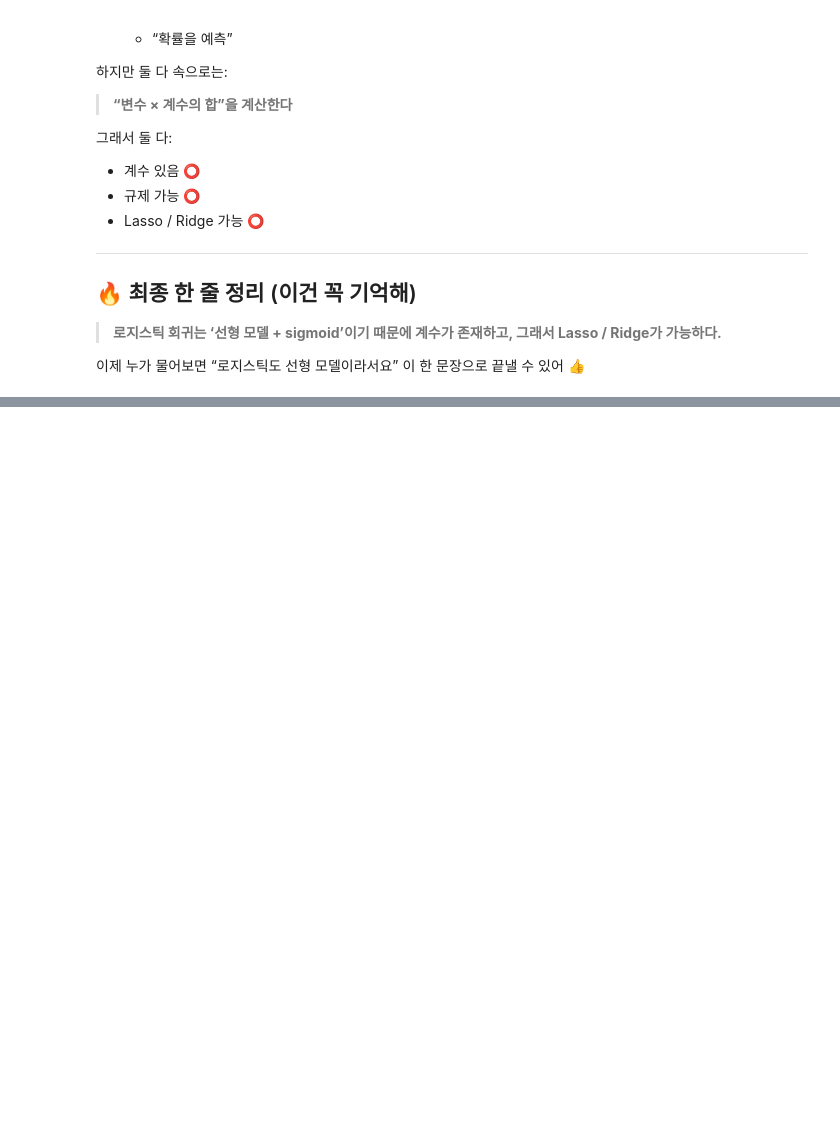
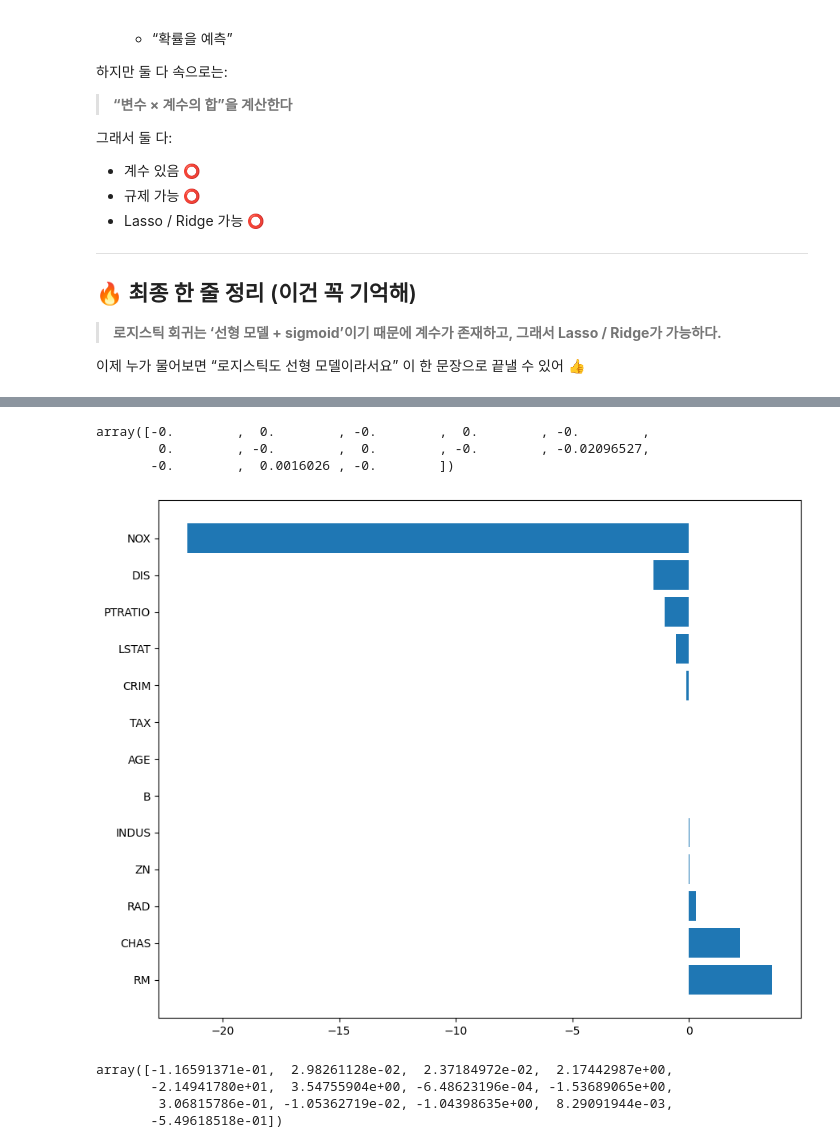
Before and after one commit to EverJoyyyL20/sesac_ML_workspace, a Jupyter notebook: regression.ipynb, the cells around one changed output, grey strips where cells are left out. Cells and saved outputs as stored; diff of their text form; code cells hidden in the pictures; blank space fills up the shorter version.

```diff
--- a/regression.ipynb
+++ b/regression.ipynb
@@ -704,0 +687,24 @@ plot_coef(x_train.columns,lasso_100.coef_)
+# %%
+# 각 변수의 계수 확인
+# → 대부분 0이면: 이 변수들은 필요 없다고 판단한 것
+lasso_100.coef_
+# %% [output]
+array([-0.        ,  0.        , -0.        ,  0.        , -0.        ,
+        0.        , -0.        ,  0.        , -0.        , -0.02096527,
+       -0.        ,  0.0016026 , -0.        ])
+# %%
+# 계수 시각화
+# → 어떤 변수가 중요하게 쓰였는지 한눈에 보기
+plot_coef(x_train.columns,lasso_001.coef_)
+# %% [output]
+[figure, added]
+# %%
+# Lasso(alpha=0.001) 모델이 학습을 끝낸 후
+# 각 입력 변수(feature)가 결과값(y)에
+# 얼마나 영향을 주는지 계수(coef)를 확인하는 코드
+lasso_001.coef_
+# %% [output]
+array([-1.16591371e-01,  2.98261128e-02,  2.37184972e-02,  2.17442987e+00,
+       -2.14941780e+01,  3.54755904e+00, -6.48623196e-04, -1.53689065e+00,
+        3.06815786e-01, -1.05362719e-02, -1.04398635e+00,  8.29091944e-03,
+       -5.49618518e-01])
```
Also changed, not shown: parts of 8 cells of this notebook.
